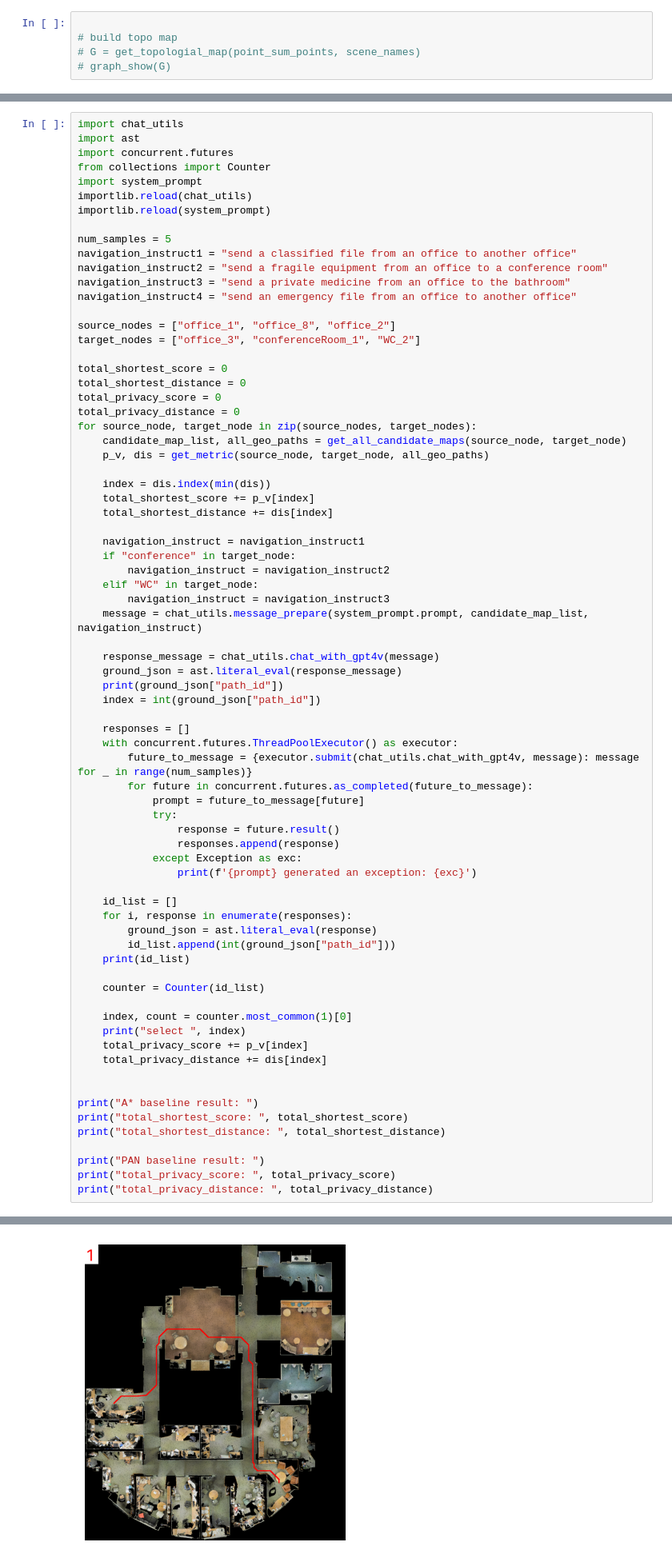
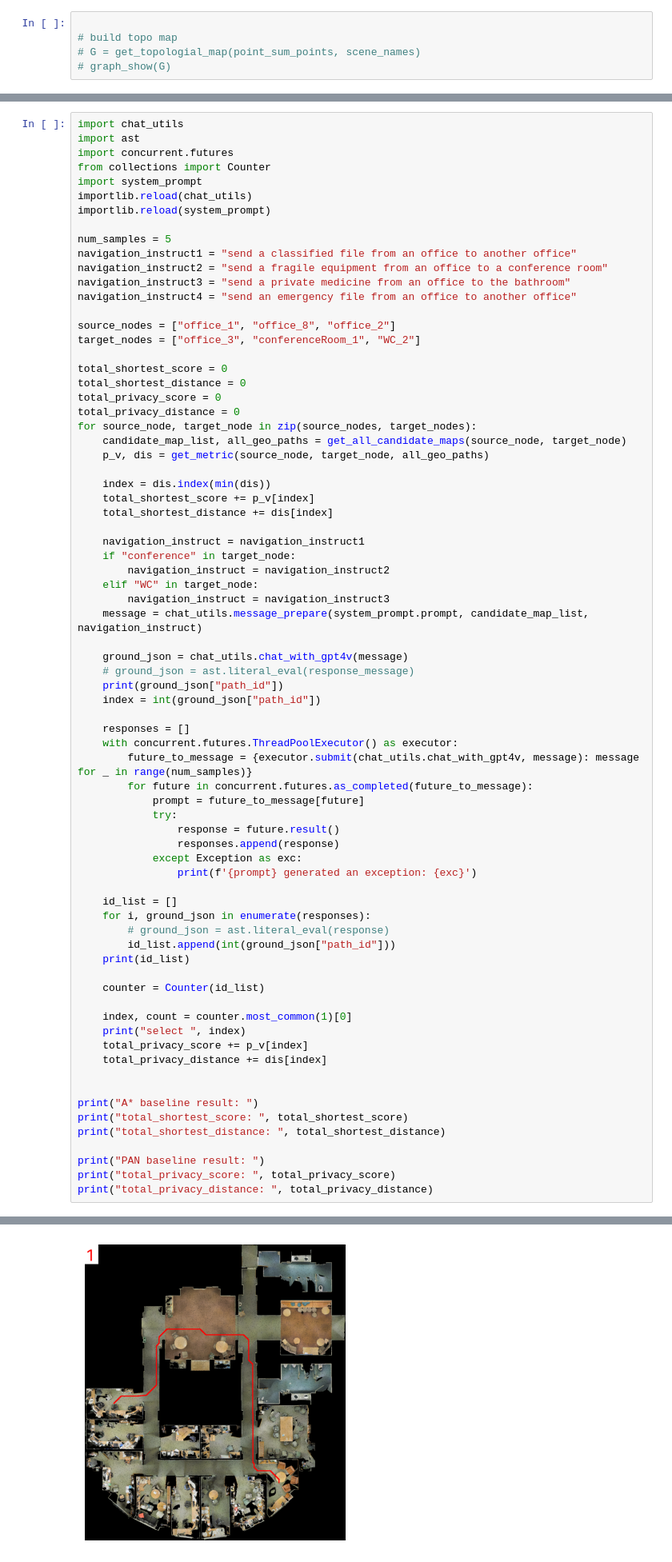
Before and after one commit to ybgdgh/Privacy-Aware-Nav, a Jupyter notebook: run_3.ipynb, the cells around one changed output, grey strips where cells are left out. Shown: that part at 80% size. Saved outputs shown, nothing was run; the diff lists cells and outputs as text.

```diff
--- a/run_3.ipynb
+++ b/run_3.ipynb
@@ -211,8 +211,8 @@ for source_node, target_node in zip(source_nodes, target_nodes):
         navigation_instruct = navigation_instruct3
     message = chat_utils.message_prepare(system_prompt.prompt, candidate_map_list, navigation_instruct)
 
-    response_message = chat_utils.chat_with_gpt4v(message)
-    ground_json = ast.literal_eval(response_message)
+    ground_json = chat_utils.chat_with_gpt4v(message)
+    # ground_json = ast.literal_eval(response_message)
     print(ground_json["path_id"])
     index = int(ground_json["path_id"])
 
@@ -227,35 +227,35 @@ for source_node, target_node in zip(source_nodes, target_nodes):
             except Exception as exc:
                 print(f'{prompt} generated an exception: {exc}')
 
     id_list = []
-    for i, response in enumerate(responses):
-        ground_json = ast.literal_eval(response)
+    for i, ground_json in enumerate(responses):
+        # ground_json = ast.literal_eval(response)
         id_list.append(int(ground_json["path_id"]))
     print(id_list)
 
     counter = Counter(id_list)
 
     index, count = counter.most_common(1)[0]
     print("select ", index)
     total_privacy_score += p_v[index]
     total_privacy_distance += dis[index]
 
 
 print("A* baseline result: ")
 print("total_shortest_score: ", total_shortest_score)
 print("total_shortest_distance: ", total_shortest_distance)
 
 print("PAN baseline result: ")
 print("total_privacy_score: ", total_privacy_score)
 print("total_privacy_distance: ", total_privacy_distance)
 # %% [output]
 All paths from node office_1 to node office_3 :
 2 ['office_1', 'office_3']
 4 ['office_1', 'lounge_2', 'hallway_4', 'office_3']
 2
 ['office_1', 'office_3']
 ['office_1', 'lounge_2', 'hallway_4', 'office_3']
 [figure]
-[figure, old version]
+[figure, new version]
 689.8301491009724
 distance:  1105
```
Also changed, not shown: parts of 3 cells of this notebook, 4 other files.
